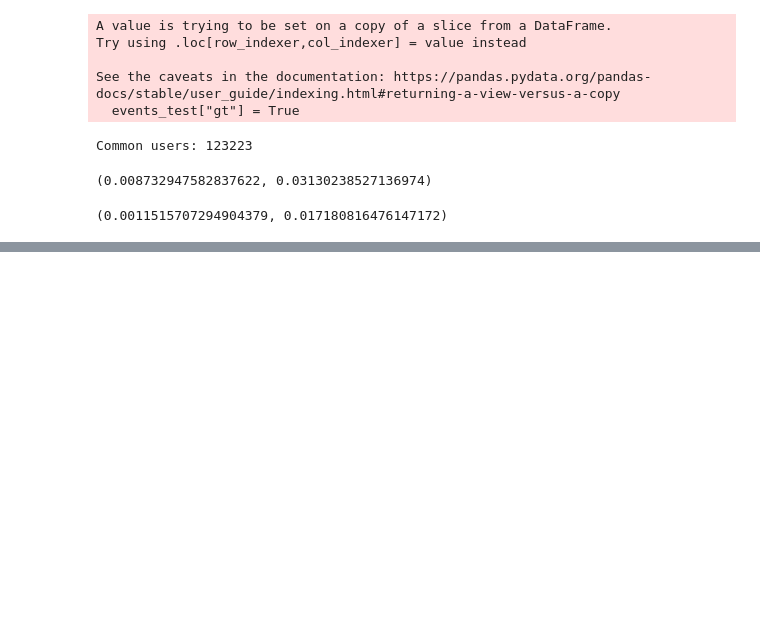
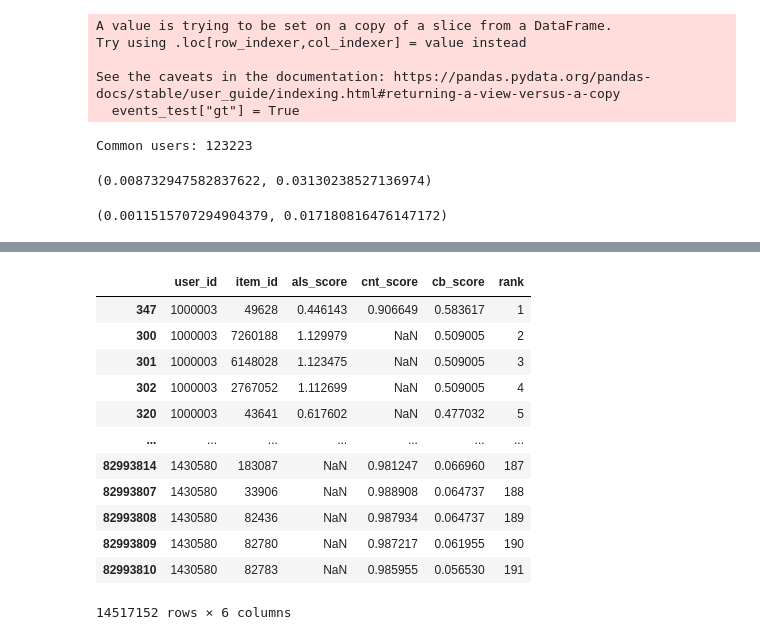
Before and after one commit to eleldar/mle-recsys-start, a Jupyter notebook: preprocessing.ipynb, the cells around one changed output, grey strips where cells are left out. Saved outputs shown, nothing was run; the diff lists cells and outputs as text; code cells hidden in the pictures; blank space fills up the shorter version.

```diff
--- a/preprocessing.ipynb
+++ b/preprocessing.ipynb
@@ -1812,0 +2053,5 @@ Name: score, Length: 12660530, dtype: bool
+# %%
+# загружаем рекомендации от двух базовых генераторов
+import pandas as pd
+als_recommendations_2 = pd.read_parquet("candidates/inference/als_recommendations.parquet")
+content_recommendations_2 = pd.read_parquet("candidates/inference/content_recommendations.parquet")
@@ -1812,0 +2150,8 @@ Name: score, Length: 12660530, dtype: bool
+# %%
+inference_data = Pool(data=candidates_to_rank[features])
+predictions = cb_model.predict_proba(inference_data)
+
+candidates_to_rank["cb_score"] = predictions[:, 1]
+
+# для каждого пользователя проставляем rank, начиная с 1 — это максимальный cb_score
+candidates_to_rank = candidates_to_rank.sort_values(["user_id", "cb_score"], ascending=[True, False])
@@ -1812,0 +2180,18 @@ Name: score, Length: 12660530, dtype: bool
+# %%
+candidates_to_rank["rank"] = candidates_to_rank.groupby("user_id").cumcount() + 1 # ваш код здесь #
+# %%
+candidates_to_rank
+# %% [output]
+|  | user_id | item_id | als_score | cnt_score | cb_score | rank |
+| 347 | 1000003 | 49628 | 0.446143 | 0.906649 | 0.583617 | 1 |
+| 300 | 1000003 | 7260188 | 1.129979 | NaN | 0.509005 | 2 |
+| 301 | 1000003 | 6148028 | 1.123475 | NaN | 0.509005 | 3 |
+| 302 | 1000003 | 2767052 | 1.112699 | NaN | 0.509005 | 4 |
+| 320 | 1000003 | 43641 | 0.617602 | NaN | 0.477032 | 5 |
+| ... | ... | ... | ... | ... | ... | ... |
+| 82993814 | 1430580 | 183087 | NaN | 0.981247 | 0.066960 | 187 |
+| 82993807 | 1430580 | 33906 | NaN | 0.988908 | 0.064737 | 188 |
+| 82993808 | 1430580 | 82436 | NaN | 0.987934 | 0.064737 | 189 |
+| 82993809 | 1430580 | 82780 | NaN | 0.987217 | 0.061955 | 190 |
+| 82993810 | 1430580 | 82783 | NaN | 0.985955 | 0.056530 | 191 |
+14517152 rows × 6 columns
```
Also changed, not shown: parts of 69 cells of this notebook, 1 other file.
